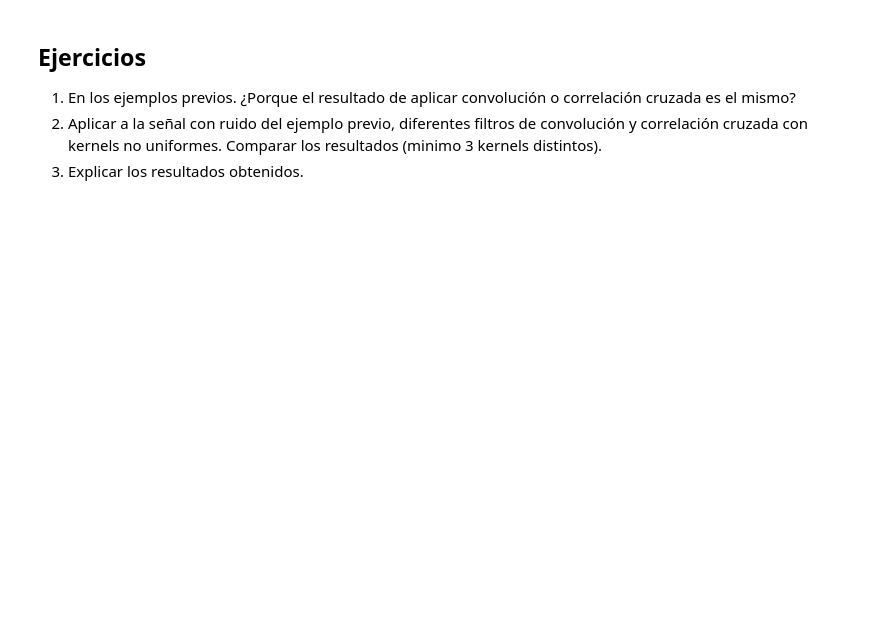
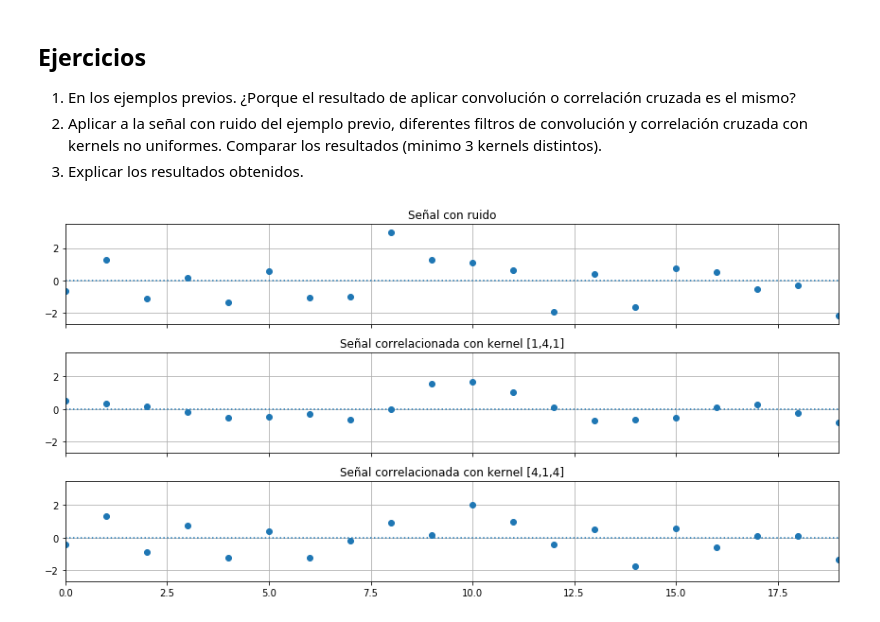
Before and after one commit to ezequielbeccaria/MATSUP_TPs, a Jupyter notebook: 03-TP_Senales_y_Sistemas.ipynb, the cells around one changed output. Cells and saved outputs as stored; diff of their text form; code cells hidden in the pictures; blank space fills up the shorter version.

```diff
--- a/03-TP_Senales_y_Sistemas.ipynb
+++ b/03-TP_Senales_y_Sistemas.ipynb
@@ -245,3 +246,42 @@ fig.show()
 1. En los ejemplos previos. ¿Porque el resultado de aplicar convolución o correlación cruzada es el mismo?
 2. Aplicar a la señal con ruido del ejemplo previo, diferentes filtros de convolución y correlación cruzada con kernels no uniformes. Comparar los resultados (minimo 3 kernels distintos).
 3. Explicar los resultados obtenidos.
+# %%
+kernel = [1,2,1]
+corr1 = signal.correlate(sig_noise, kernel) / np.sum(kernel)
+conv1 = signal.convolve(sig_noise, kernel) / np.sum(kernel)
+
+kernel = [2,0,2]
+corr2 = signal.correlate(sig_noise, kernel) / np.sum(kernel)
+conv2 = signal.convolve(sig_noise, kernel) / np.sum(kernel)
+
+kernel = [1,1,4]
+corr3 = signal.correlate(sig_noise, kernel) / np.sum(kernel)
+conv3 = signal.convolve(sig_noise, kernel) / np.sum(kernel)
+
+kernel = [4,1,1]
+corr4 = signal.correlate(sig_noise, kernel) / np.sum(kernel)
+conv4 = signal.convolve(sig_noise, kernel) / np.sum(kernel)
+# %%
+fig, (ax_noise, ax_corr1, ax_corr2) = plt.subplots(3, 1, sharex=True, sharey=True, figsize=(12, 6))
+ax_noise.plot(sig_noise[30:50], 'o')
+ax_noise.axhline(0.0, ls=':')
+ax_noise.set_title('Señal con ruido')
+ax_noise.grid(True)
+ax_corr1.plot(corr1[30:50], 'o')
+ax_corr1.axhline(0.0, ls=':')
+ax_corr1.set_title('Señal correlacionada con kernel [1,4,1]')
+ax_corr1.grid(True)
+ax_corr2.plot(conv2[30:50], 'o')
+ax_corr2.axhline(0.0, ls=':')
+ax_corr2.set_title('Señal correlacionada con kernel [4,1,4]')
+ax_corr2.grid(True)
+
+ax_orig.margins(0, 0.1)
+ax_corr1.margins(0, 0.1)
+ax_corr2.margins(0, 0.1)
+
+fig.tight_layout()
+plt.show()
+# %% [output]
+[figure, added]
```
Also changed, not shown: parts of 5 cells of this notebook.
